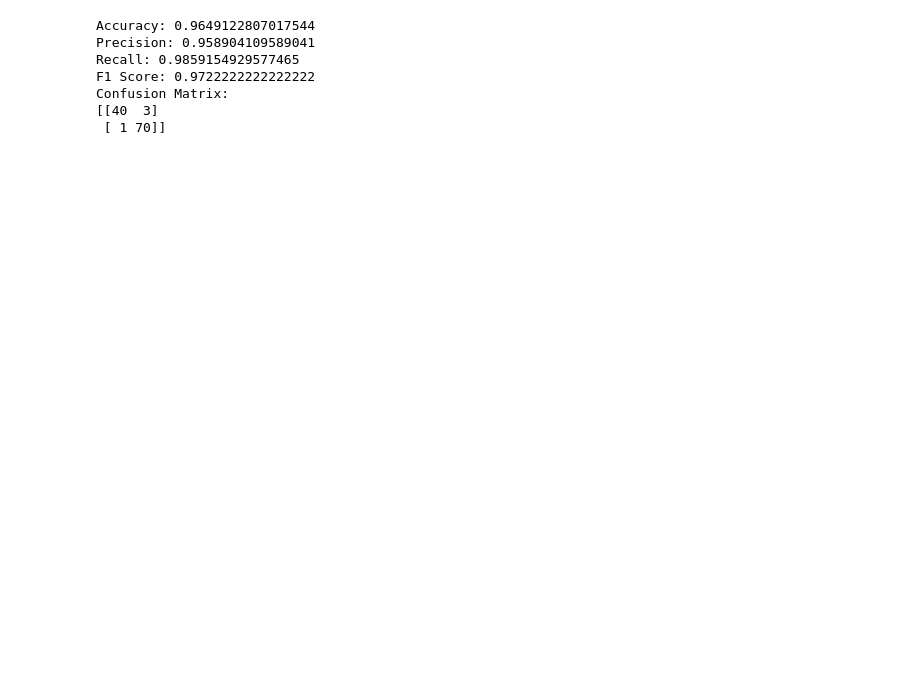
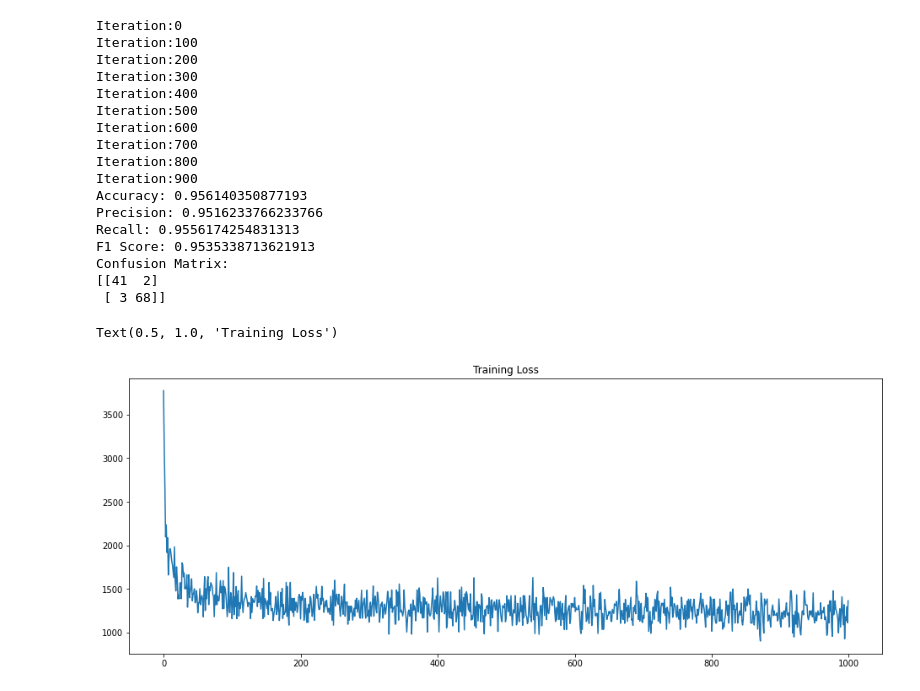
Before and after one commit to charalambosG-9/logistic_regression_from_scratch, a Jupyter notebook: logistic_regression.ipynb, the cells around one changed output. Drawn from its saved outputs; the diff is of its cells as text; code cells hidden in the pictures; blank space fills up the shorter version.

```diff
--- a/logistic_regression.ipynb
+++ b/logistic_regression.ipynb
@@ -49,58 +51,80 @@ class Logistic_regressor():
 
     def __init__(self, n_iter=5000, learning_rate=0.01, l2_reg = 1e-5):
         self.n_iter = n_iter
         self.learning_rate = learning_rate
         self.l2_reg = l2_reg
         self.weights = None
         self.bias = None
         self.losses = []
 
     def sigmoid(self, x):
         # return 1 / (1 + np.exp(-x))
         return expit(x)
 
     def binary_cross_entropy_loss(self, y_true, y_pred, weights, l2_reg):
         epsilon = 1e-10
-
         bce_loss = -np.mean(y_true * np.log(y_pred + epsilon) + (1 - y_true) * np.log(1 - y_pred + epsilon))
-
-        l2_term = l2_reg * np.sum(weights ** 2) / len(y_true)
-
+        l2_term = l2_reg * np.sum(weights ** 2)
         total_loss = bce_loss + l2_term
-
         return total_loss
 
     def fit(self, X, Y):
         n_samples, n_features = X.shape
         self.weights = np.zeros(n_features)
         self.bias = 0
-        for _ in range(self.n_iter):
-            A = self.sigmoid(np.dot(X, self.weights) + self.bias)
-            self.losses.append(self.binary_cross_entropy_loss(Y, A, self.weights, self.l2_reg))
-            dz = (A - Y) / (A * (1 - A) + 1e-10) # Derivative of loss function
-            dw = (1 / n_samples) * (np.dot(X.T, dz))
-            db = (1 / n_samples) * np.sum(dz)
-            self.weights -= self.learning_rate * dw
-            self.bias -= self.learning_rate * db
+        for iter in range(self.n_iter):
+            if iter % 100 == 0:
+                print(f'Iteration:{iter}')
+            indices = np.arange(len(X))
+            np.random.shuffle(indices)
+            training_loss = 0
+            for idx in indices:
+                x = X[idx]
+                y = Y[idx]
+                A = self.sigmoid(np.dot(x, self.weights) + self.bias)
+                training_loss += self.binary_cross_entropy_loss(y, A, self.weights, self.l2_reg)
+                dz = A - y
+                dw = (np.dot(x.T, dz) + self.l2_reg * self.weights)
+                db =  np.sum(dz)
+                self.weights -= self.learning_rate * dw
+                self.bias -= self.learning_rate * db
+            self.losses.append(training_loss)
 
     def predict(self, X):
         threshold = 0.5
         y_hat = np.dot(X, self.weights) + self.bias
         y_predicted = self.sigmoid(y_hat)
         y_predicted_cls = [1 if i > threshold else 0 for i in y_predicted]
         return np.asarray(y_predicted_cls)
+
+
+my_regressor = Logistic_regressor(n_iter=1000, learning_rate=0.01, l2_reg=1e-7)
+my_regressor.fit(X_train, Y_train)
+my_predictions = my_regressor.predict(X_test)
+
+# Evaluate
+evaluate(Y_test, my_predictions)
+
+plt.figure(figsize=(16,6))
+plt.plot(my_regressor.losses)
+plt.title('Training Loss')
+# %% [output]
+Iteration:0
+Iteration:100
+Iteration:200
+Iteration:300
+Iteration:400
+Iteration:500
+Iteration:600
+Iteration:700
+Iteration:800
+Iteration:900
+Accuracy: 0.956140350877193
+Precision: 0.9516233766233766
+Recall: 0.9556174254831313
+F1 Score: 0.9535338713621913
+Confusion Matrix:
+[[41  2]
+ [ 3 68]]
+Text(0.5, 1.0, 'Training Loss')
+[figure, added]
-# %%
-my_regressor = Logistic_regressor(n_iter=5000, learning_rate=0.01, l2_reg=1e-5)
-my_regressor.fit(X_train, Y_train)
-my_predictions = my_regressor.predict(X_test)
-
-# Evaluate
-evaluate(Y_test, my_predictions)
-# %% [output]
-Accuracy: 0.9649122807017544
-Precision: 0.958904109589041
-Recall: 0.9859154929577465
-F1 Score: 0.9722222222222222
-Confusion Matrix:
-[[40  3]
- [ 1 70]]
```
Also changed, not shown: parts of 4 cells of this notebook.
